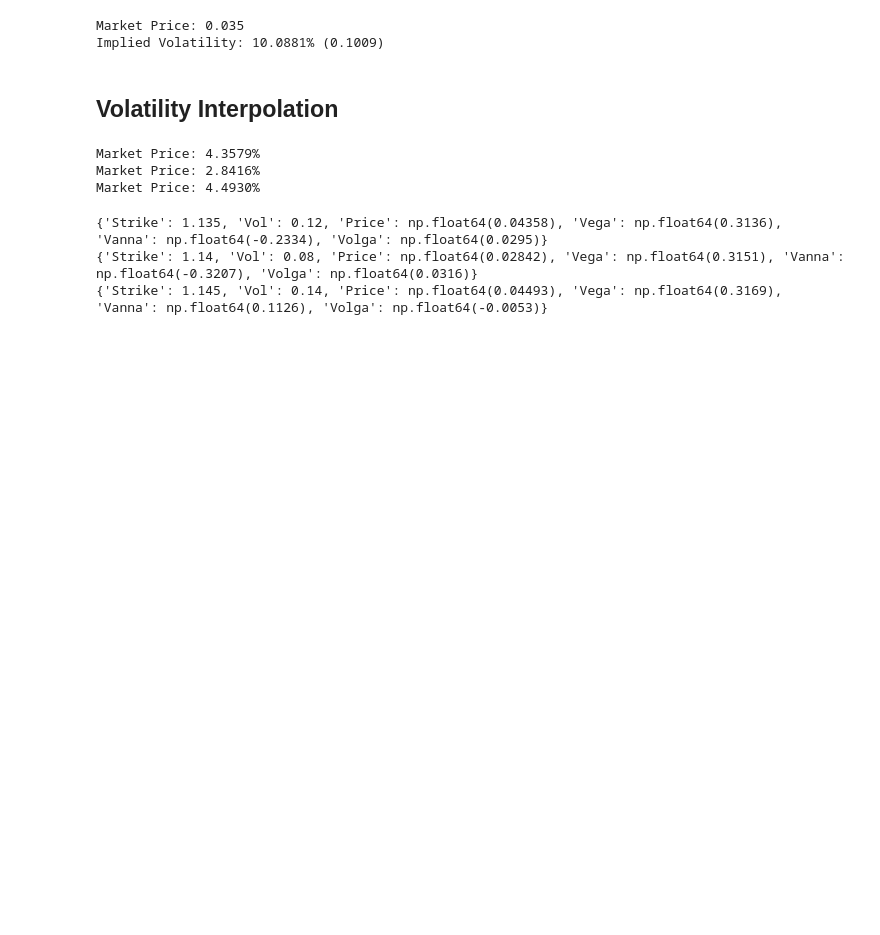
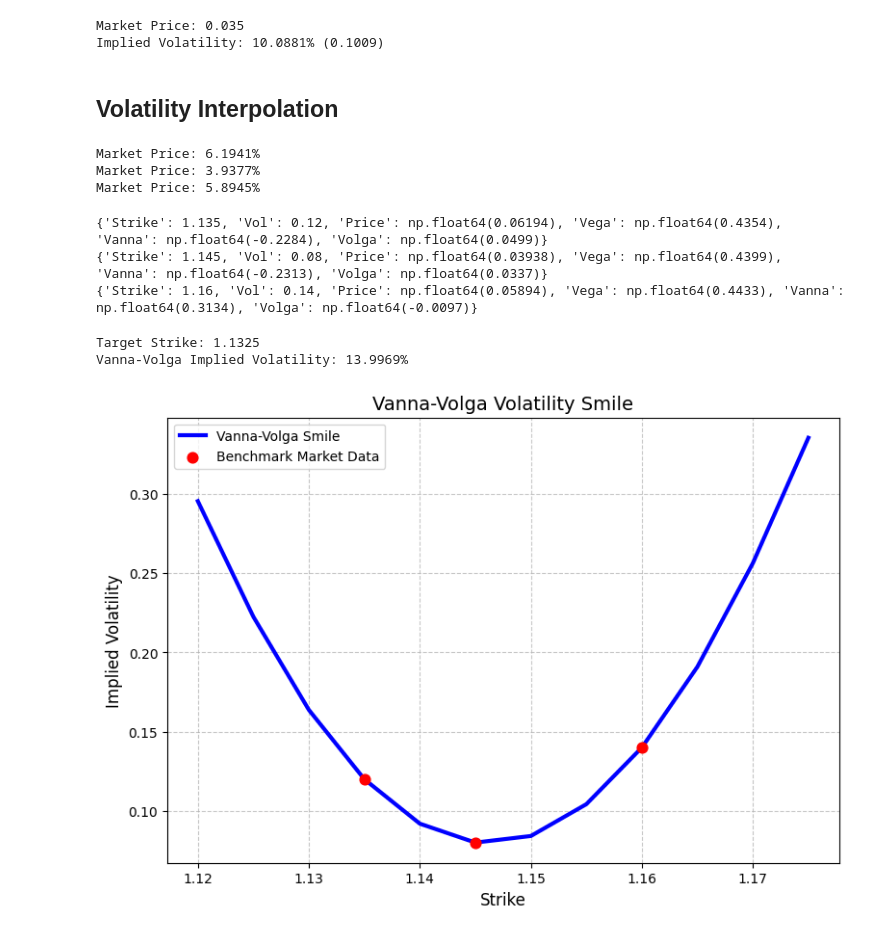
Before and after one commit to Smael-olk/Vanna_Volga, a Jupyter notebook: main.ipynb, the cells around one changed output. Cells and saved outputs as stored; diff of their text form; code cells hidden in the pictures; blank space fills up the shorter version.

Commit message:
VV interpolation

```diff
--- a/main.ipynb
+++ b/main.ipynb
@@ -69,20 +69,19 @@ Implied Volatility: 10.0881% (0.1009)
 ## Volatility Interpolation
 # %%
 spot_rate = 1.1391
-strike = 1.1400
 usd_rate = 0.0366
 eur_rate = 0.0244
-TTM = 0.5
-Vol_data = [(1.135, .12), (1.14, 0.08), (1.145, .140)]
-
-FX_instruments = [fx_option_pricer("C", spot_rate, K, usd_rate, eur_rate, TTM,vol) for K,vol in Vol_data]
-
-for i in FX_instruments:
-    print(f"Market Price: {i:.4%}")
+TTM = 1
+Vol_data = [(1.135, .12), (1.145, 0.08), (1.16, .140)]
-# %% [output]
-Market Price: 4.3579%
-Market Price: 2.8416%
-Market Price: 4.4930%
+# %%
+FX_instruments = [fx_option_pricer("C", spot_rate, K, usd_rate, eur_rate, TTM,vol) for K,vol in Vol_data]
+
+for i in FX_instruments:
+    print(f"Market Price: {i:.4%}")
+# %% [output]
+Market Price: 6.1941%
+Market Price: 3.9377%
+Market Price: 5.8945%
 # %%
 def fx_vega(flag, S, K, rd, rf, T, impvol, eps=1e-4):
     p_up = fx_option_pricer(flag, S, K, rd, rf, T, impvol + eps)
@@ -99,12 +98,6 @@ def fx_volga(flag, S, K, rd, rf, T, impvol, eps=1e-4):
     vega_down = fx_vega(flag, S, K, rd, rf, T, impvol - eps, eps)
     return (vega_up - vega_down) / (2 * eps)
 # %%
-spot_rate = 1.1391
-usd_rate = 0.0366
-eur_rate = 0.0244
-TTM = 0.5
-Vol_data = [(1.135, .12), (1.14, 0.08), (1.145, .140)]
-
 results = []
 for K, vol in Vol_data:
     price = fx_option_pricer("C", spot_rate, K, usd_rate, eur_rate, TTM, vol)
@@ -125,6 +118,6 @@ for K, vol in Vol_data:
 for res in results:
     print(res)
 # %% [output]
-{'Strike': 1.135, 'Vol': 0.12, 'Price': np.float64(0.04358), 'Vega': np.float64(0.3136), 'Vanna': np.float64(-0.2334), 'Volga': np.float64(0.0295)}
-{'Strike': 1.14, 'Vol': 0.08, 'Price': np.float64(0.02842), 'Vega': np.float64(0.3151), 'Vanna': np.float64(-0.3207), 'Volga': np.float64(0.0316)}
-{'Strike': 1.145, 'Vol': 0.14, 'Price': np.float64(0.04493), 'Vega': np.float64(0.3169), 'Vanna': np.float64(0.1126), 'Volga': np.float64(-0.0053)}
+{'Strike': 1.135, 'Vol': 0.12, 'Price': np.float64(0.06194), 'Vega': np.float64(0.4354), 'Vanna': np.float64(-0.2284), 'Volga': np.float64(0.0499)}
+{'Strike': 1.145, 'Vol': 0.08, 'Price': np.float64(0.03938), 'Vega': np.float64(0.4399), 'Vanna': np.float64(-0.2313), 'Volga': np.float64(0.0337)}
+{'Strike': 1.16, 'Vol': 0.14, 'Price': np.float64(0.05894), 'Vega': np.float64(0.4433), 'Vanna': np.float64(0.3134), 'Volga': np.float64(-0.0097)}
@@ -130,0 +172,28 @@ for res in results:
+# %%
+# Example Vol interpolation
+target_X = 1.1325
+
+interpolated_vol = vanna_volga_implied_vol(target_X, "C", spot_rate, Vol_data, usd_rate, eur_rate, TTM)
+
+print(f"Target Strike: {target_X}")
+print(f"Vanna-Volga Implied Volatility: {interpolated_vol:.4%}")
+# %% [output]
+Target Strike: 1.1325
+Vanna-Volga Implied Volatility: 13.9969%
+# %%
+strikes = np.arange(1.1200, 1.1800, 0.005)
+vv_vols = [vanna_volga_implied_vol(X, "C", spot_rate, Vol_data, usd_rate, eur_rate, TTM) for X in strikes]
+
+plt.figure(figsize=(9, 6))
+plt.plot(strikes, vv_vols, linewidth=3, color='blue', label='Vanna-Volga Smile')
+benchmark_strikes = [v[0] for v in Vol_data]
+benchmark_vols = [v[1] for v in Vol_data]
+plt.scatter(benchmark_strikes, benchmark_vols, color='red', s=60, zorder=5, label='Benchmark Market Data')
+plt.xlabel('Strike', fontsize=12)
+plt.ylabel('Implied Volatility', fontsize=12)
+plt.title('Vanna-Volga Volatility Smile', fontsize=14)
+plt.grid(True, linestyle='--', alpha=0.7)
+plt.legend()
+plt.show()
+# %% [output]
+[figure, added]
```
Also changed, not shown: parts of 1 cell of this notebook.
